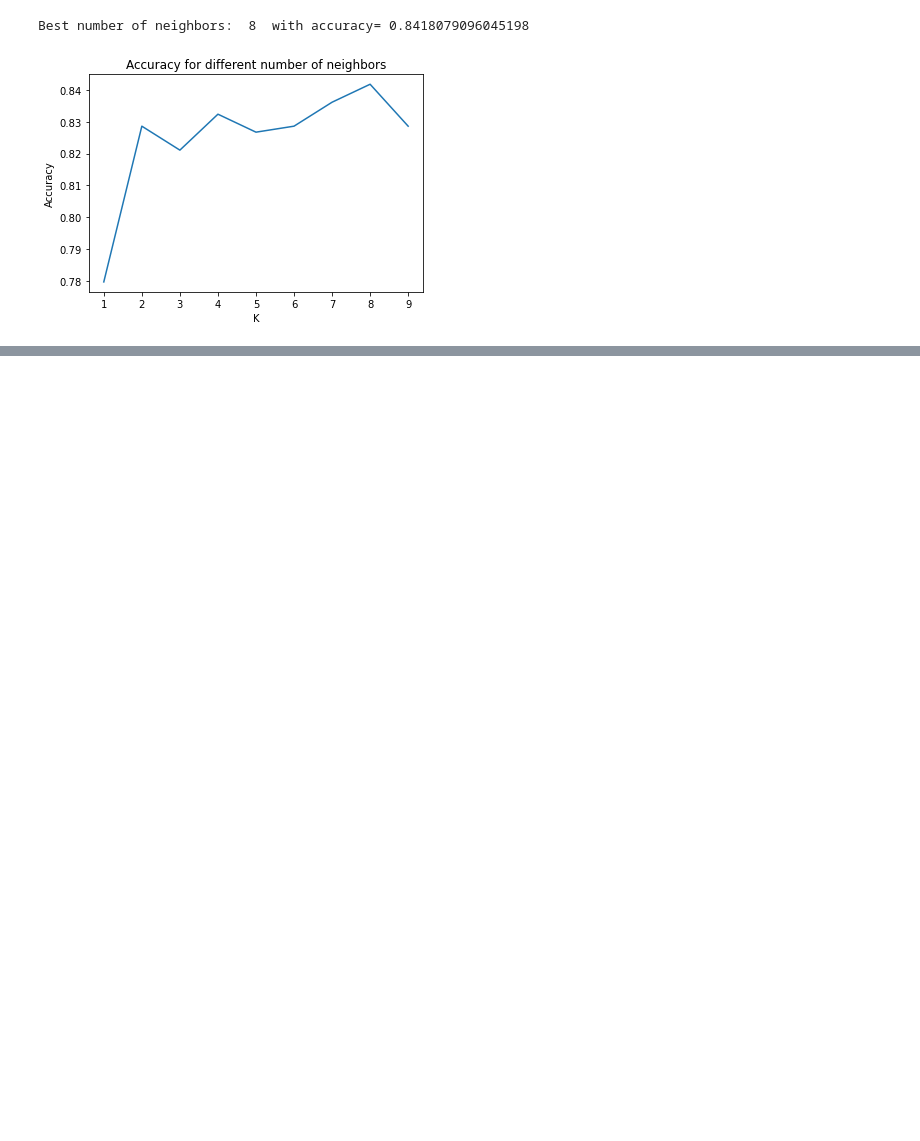
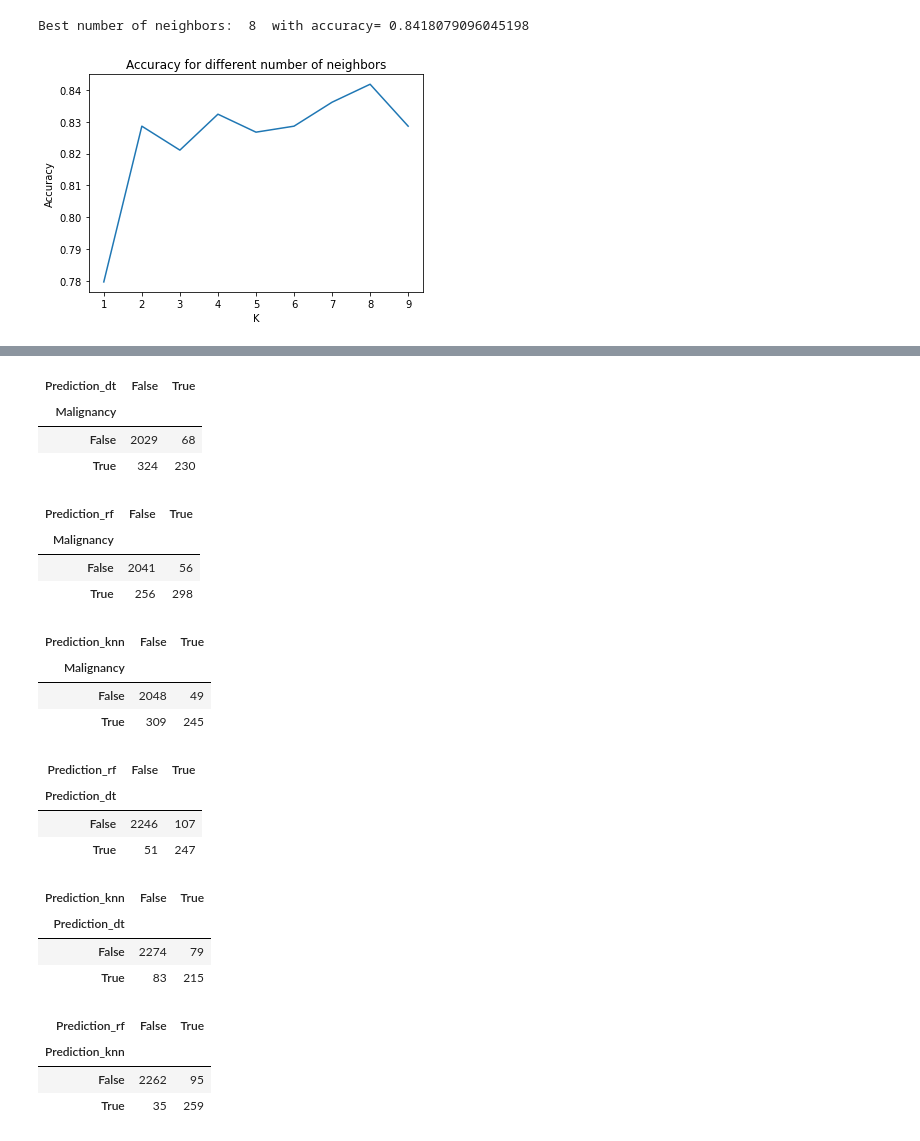
Before and after one commit to IA-DS-G4/LAB, a Jupyter notebook: pylidc/prediction_dt_rf_knn.ipynb, the cells around one changed output, grey strips where cells are left out. Cells and saved outputs as stored; diff of their text form; code cells hidden in the pictures; blank space fills up the shorter version.

```diff
--- a/pylidc/prediction_dt_rf_knn.ipynb
+++ b/pylidc/prediction_dt_rf_knn.ipynb
@@ -247,0 +584,43 @@ Best number of neighbors:  8  with accuracy= 0.8418079096045198
+# %%
+# The following corss tables show the differences between the models predictions and its relations to the real value
+pd.crosstab(df['Malignancy'], df['Prediction_dt'], rownames=['Malignancy'], colnames=['Prediction_dt'])
+# %% [output]
+| Prediction_dt | False | True |
+| Malignancy |  |  |
+| False | 2029 | 68 |
+| True | 324 | 230 |
+# %%
+pd.crosstab(df['Malignancy'], df['Prediction_rf'], rownames=['Malignancy'], colnames=['Prediction_rf'])
+# %% [output]
+| Prediction_rf | False | True |
+| Malignancy |  |  |
+| False | 2041 | 56 |
+| True | 256 | 298 |
+# %%
+pd.crosstab(df['Malignancy'], df['Prediction_knn'], rownames=['Malignancy'], colnames=['Prediction_knn'])
+# %% [output]
+| Prediction_knn | False | True |
+| Malignancy |  |  |
+| False | 2048 | 49 |
+| True | 309 | 245 |
+# %%
+pd.crosstab(df['Prediction_dt'], df['Prediction_rf'], rownames=['Prediction_dt'], colnames=['Prediction_rf'])
+# %% [output]
+| Prediction_rf | False | True |
+| Prediction_dt |  |  |
+| False | 2246 | 107 |
+| True | 51 | 247 |
+# %%
+pd.crosstab(df['Prediction_dt'], df['Prediction_knn'], rownames=['Prediction_dt'], colnames=['Prediction_knn'])
+# %% [output]
+| Prediction_knn | False | True |
+| Prediction_dt |  |  |
+| False | 2274 | 79 |
+| True | 83 | 215 |
+# %%
+pd.crosstab(df['Prediction_knn'], df['Prediction_rf'], rownames=['Prediction_knn'], colnames=['Prediction_rf'])
+# %% [output]
+| Prediction_rf | False | True |
+| Prediction_knn |  |  |
+| False | 2262 | 95 |
+| True | 35 | 259 |
```
Also changed, not shown: parts of 62 cells of this notebook, 4 other files.
